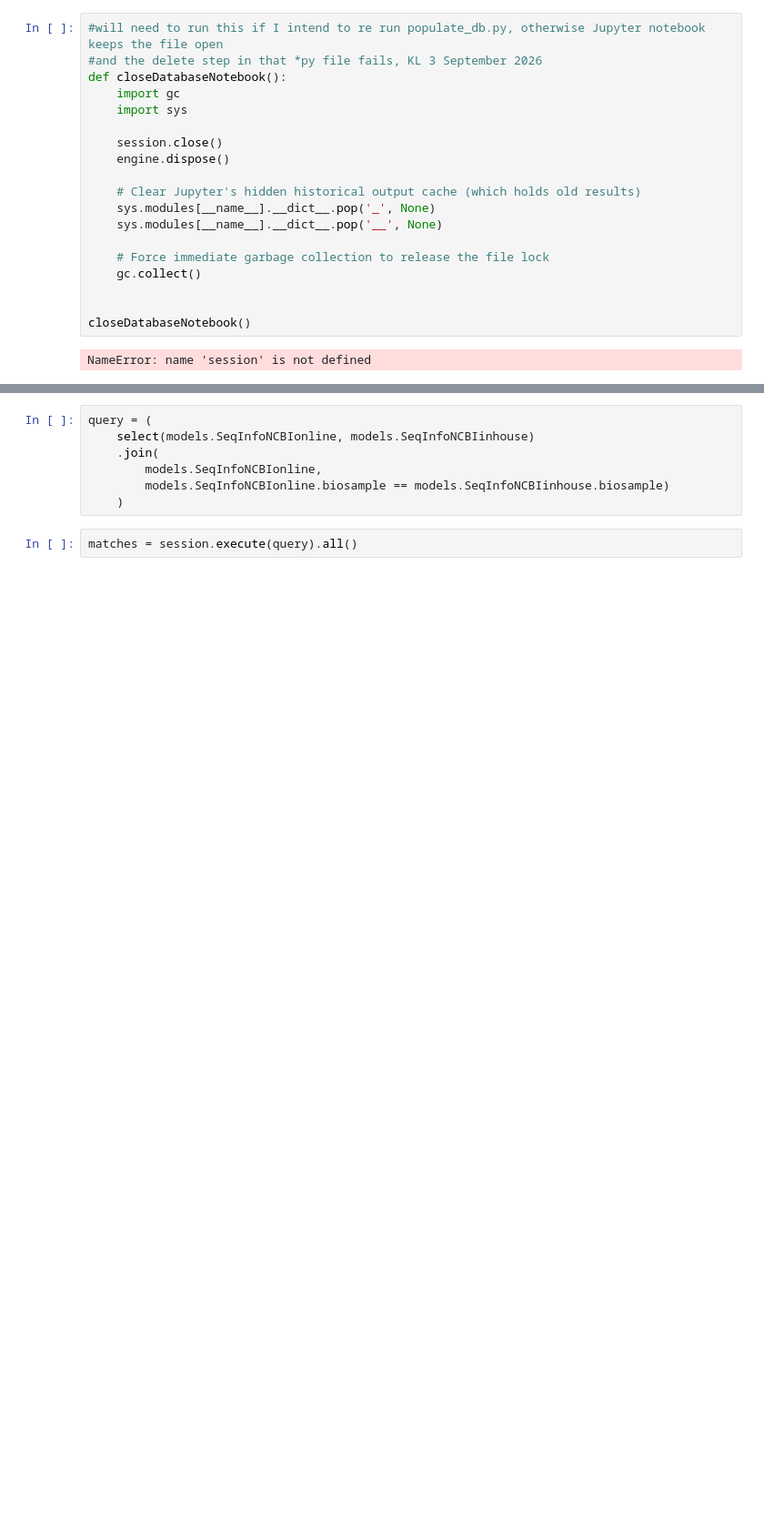
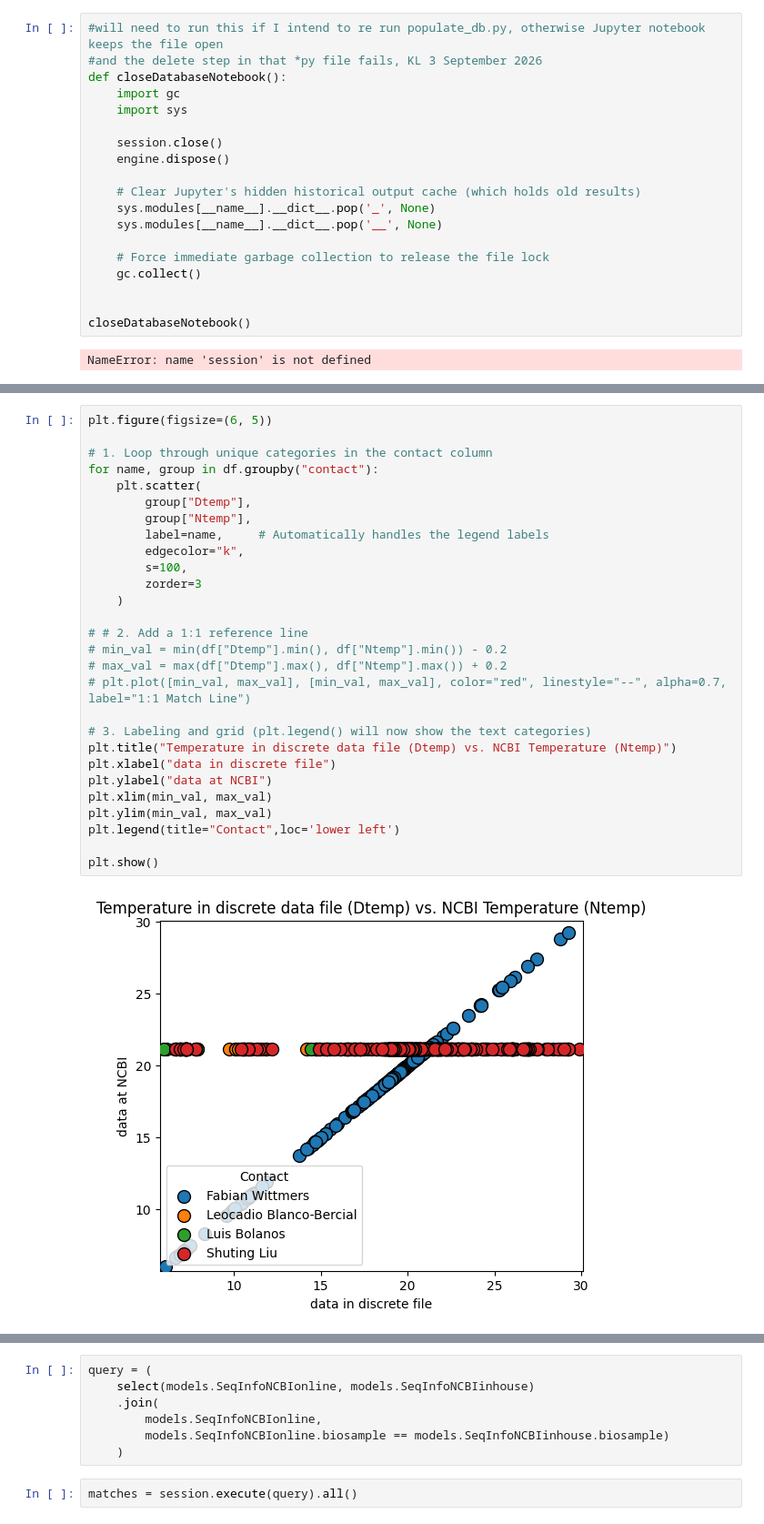
Before and after one commit to BIOS-SCOPE/SargassoDB, a Jupyter notebook: working.ipynb, the cells around one changed output, grey strips where cells are left out. Shown at 91% size. Drawn from its saved outputs; the diff is of its cells as text; blank space fills up the shorter version.

```diff
--- a/working.ipynb
+++ b/working.ipynb
@@ -68,0 +278,30 @@ session = Session()
+# %%
+plt.figure(figsize=(6, 5))
+
+# 1. Loop through unique categories in the contact column
+for name, group in df.groupby("contact"):
+    plt.scatter(
+        group["Dtemp"],
+        group["Ntemp"],
+        label=name,     # Automatically handles the legend labels
+        edgecolor="k",
+        s=100,
+        zorder=3
+    )
+
+# # 2. Add a 1:1 reference line
+# min_val = min(df["Dtemp"].min(), df["Ntemp"].min()) - 0.2
+# max_val = max(df["Dtemp"].max(), df["Ntemp"].max()) + 0.2
+# plt.plot([min_val, max_val], [min_val, max_val], color="red", linestyle="--", alpha=0.7, label="1:1 Match Line")
+
+# 3. Labeling and grid (plt.legend() will now show the text categories)
+plt.title("Temperature in discrete data file (Dtemp) vs. NCBI Temperature (Ntemp)")
+plt.xlabel("data in discrete file")
+plt.ylabel("data at NCBI")
+plt.xlim(min_val, max_val)
+plt.ylim(min_val, max_val)
+plt.legend(title="Contact",loc='lower left')
+
+plt.show()
+# %% [output]
+[figure, added]
```
Also changed, not shown: parts of 73 cells of this notebook, 6 other files.
